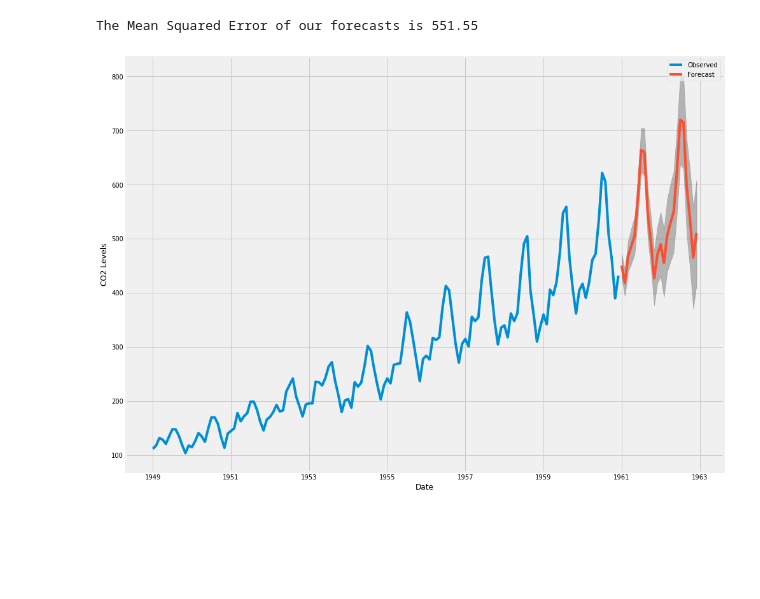
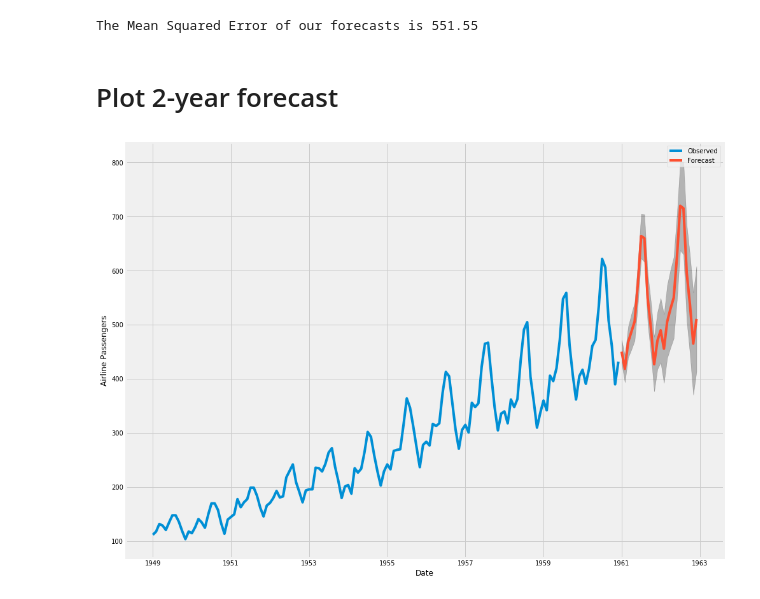
Before and after one commit to raffg/air-passengers-arima, a Jupyter notebook: sarimax.ipynb, the cells around one changed output. Drawn from its saved outputs; the diff is of its cells as text; code cells hidden in the pictures; blank space fills up the shorter version.

Commit message:
fixed y-axis label on forecast plot

```diff
--- a/sarimax.ipynb
+++ b/sarimax.ipynb
@@ -174,6 +184,8 @@ mse = ((y_forecasted - y_truth) ** 2).mean()
 print('The Mean Squared Error of our forecasts is {}'.format(round(mse, 2)))
 # %% [output]
 The Mean Squared Error of our forecasts is 551.55
+# %% [markdown]
+# Plot 2-year forecast
 # %%
 # Get forecast 24 steps ahead in future
 pred_uc = results.get_forecast(steps=24)
@@ -183,13 +195,13 @@ pred_ci = pred_uc.conf_int()
 # %%
 ax = y.plot(label='Observed', figsize=(15, 12))
 pred_uc.predicted_mean.plot(ax=ax, label='Forecast')
 ax.fill_between(pred_ci.index,
                 pred_ci.iloc[:, 0],
                 pred_ci.iloc[:, 1], color='k', alpha=.25)
 ax.set_xlabel('Date')
-ax.set_ylabel('CO2 Levels')
+ax.set_ylabel('Airline Passengers')
 
 plt.legend()
 plt.show()
 # %% [output]
-[figure, old version]
+[figure, new version]
```
Also changed, not shown: parts of 7 cells of this notebook.
